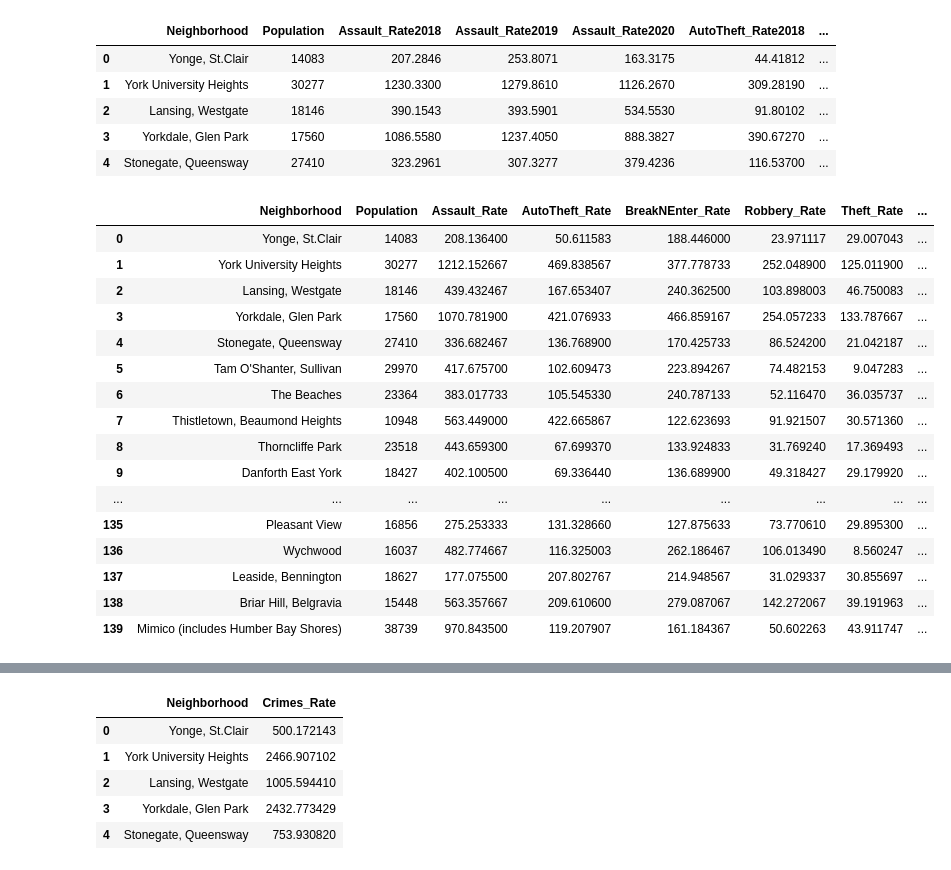
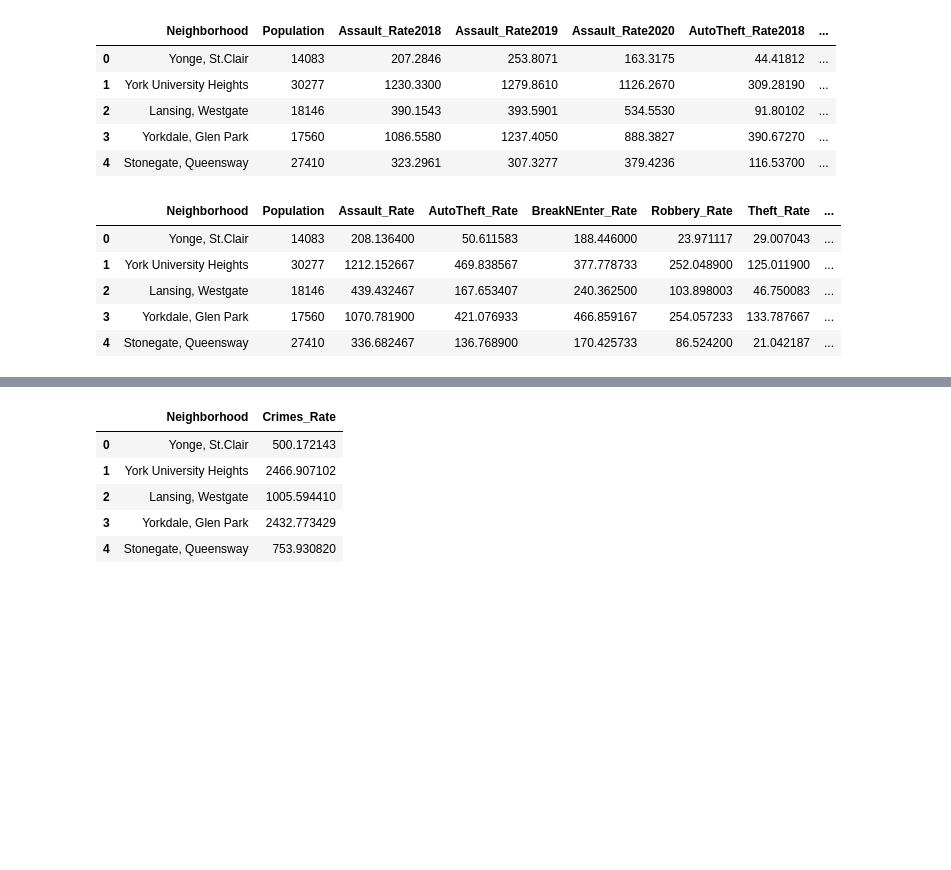
Before and after one commit to asnurullah/Capstone_Project_Final_Report, a Jupyter notebook: CapStone_Final_Project_Notebook.ipynb, the cells around one changed output, grey strips where cells are left out. Cells and saved outputs as stored; diff of their text form; code cells hidden in the pictures; blank space fills up the shorter version.

```diff
--- a/CapStone_Final_Project_Notebook.ipynb
+++ b/CapStone_Final_Project_Notebook.ipynb
@@ -972,25 +935,14 @@ Torcrime.head()
 # %%
 #Removing extra columns
 Torcrime.drop(Torcrime.iloc[:, 2:23], inplace = True, axis = 1)
-Torcrime
+Torcrime.head()
 # %% [output]
 |  | Neighborhood | Population | Assault_Rate | AutoTheft_Rate | BreakNEnter_Rate | Robbery_Rate | Theft_Rate | ... |
 | 0 | Yonge, St.Clair | 14083 | 208.136400 | 50.611583 | 188.446000 | 23.971117 | 29.007043 | ... |
 | 1 | York University Heights | 30277 | 1212.152667 | 469.838567 | 377.778733 | 252.048900 | 125.011900 | ... |
 | 2 | Lansing, Westgate | 18146 | 439.432467 | 167.653407 | 240.362500 | 103.898003 | 46.750083 | ... |
 | 3 | Yorkdale, Glen Park | 17560 | 1070.781900 | 421.076933 | 466.859167 | 254.057233 | 133.787667 | ... |
 | 4 | Stonegate, Queensway | 27410 | 336.682467 | 136.768900 | 170.425733 | 86.524200 | 21.042187 | ... |
-| 5 | Tam O'Shanter, Sullivan | 29970 | 417.675700 | 102.609473 | 223.894267 | 74.482153 | 9.047283 | ... |
-| 6 | The Beaches | 23364 | 383.017733 | 105.545330 | 240.787133 | 52.116470 | 36.035737 | ... |
-| 7 | Thistletown, Beaumond Heights | 10948 | 563.449000 | 422.665867 | 122.623693 | 91.921507 | 30.571360 | ... |
-| 8 | Thorncliffe Park | 23518 | 443.659300 | 67.699370 | 133.924833 | 31.769240 | 17.369493 | ... |
-| 9 | Danforth East York | 18427 | 402.100500 | 69.336440 | 136.689900 | 49.318427 | 29.179920 | ... |
-| ... | ... | ... | ... | ... | ... | ... | ... | ... |
-| 135 | Pleasant View | 16856 | 275.253333 | 131.328660 | 127.875633 | 73.770610 | 29.895300 | ... |
-| 136 | Wychwood | 16037 | 482.774667 | 116.325003 | 262.186467 | 106.013490 | 8.560247 | ... |
-| 137 | Leaside, Bennington | 18627 | 177.075500 | 207.802767 | 214.948567 | 31.029337 | 30.855697 | ... |
-| 138 | Briar Hill, Belgravia | 15448 | 563.357667 | 209.610600 | 279.087067 | 142.272067 | 39.191963 | ... |
-| 139 | Mimico (includes Humber Bay Shores) | 38739 | 970.843500 | 119.207907 | 161.184367 | 50.602263 | 43.911747 | ... |
 # %%
 #Calculating Total Crime Rate by summing the columns
 Crim = Torcrime.loc[: , "Assault_Rate":"Shootings_Rate"]
```
Also changed, not shown: parts of 26 cells of this notebook.
